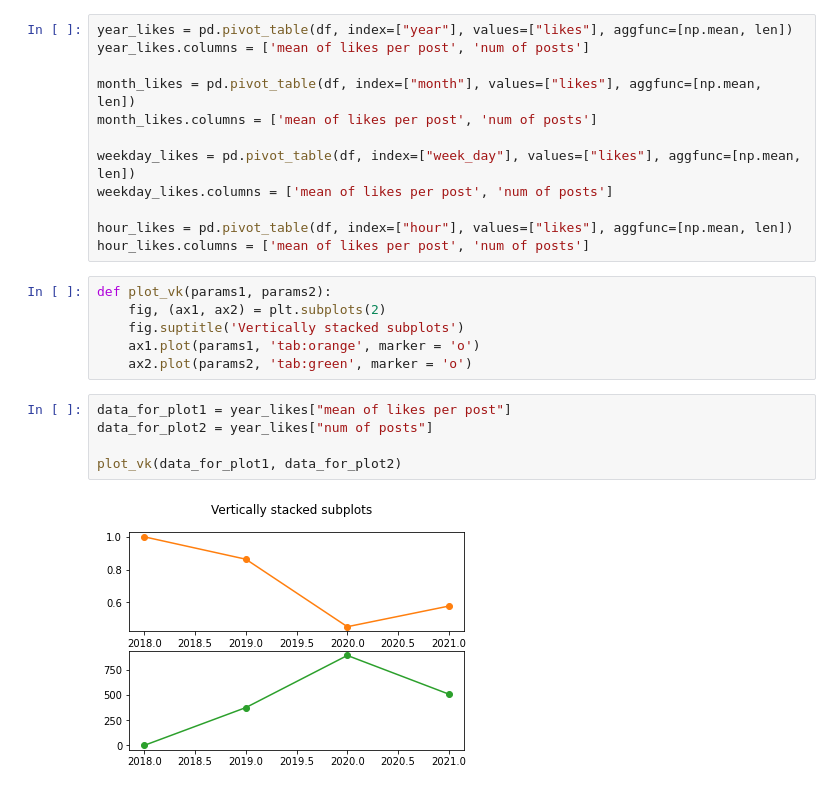
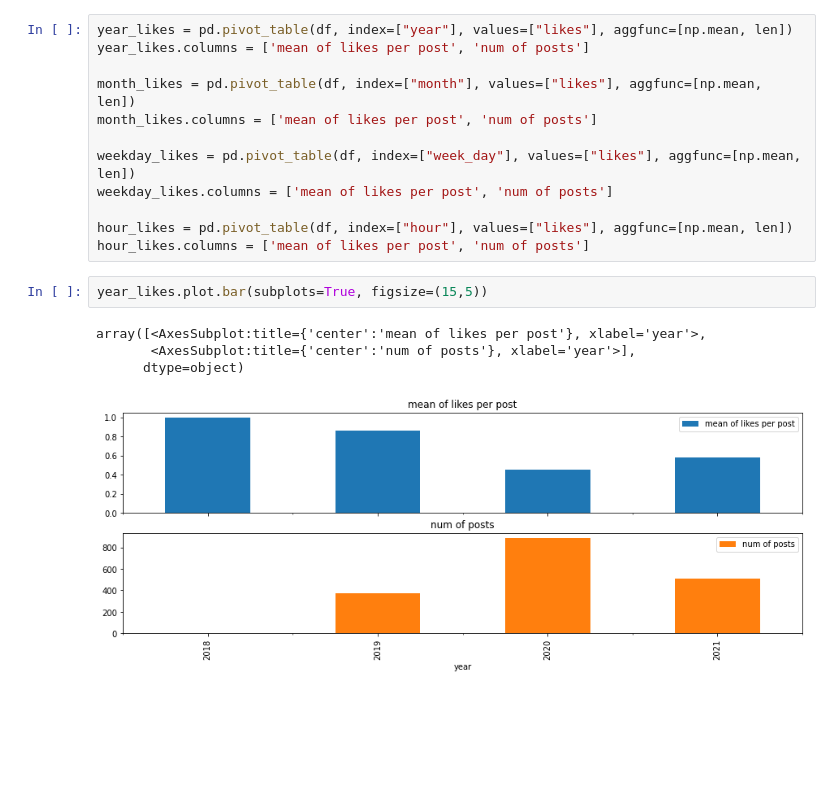
Before and after one commit to serereg/social_totalizer, a Jupyter notebook: totalizer/static/data/VK_Analysis.ipynb, the cells around one changed output. Drawn from its saved outputs; the diff is of its cells as text; blank space fills up the shorter version.

```diff
--- a/totalizer/static/data/VK_Analysis.ipynb
+++ b/totalizer/static/data/VK_Analysis.ipynb
@@ -71,17 +71,11 @@ weekday_likes.columns = ['mean of likes per post', 'num of posts']
 
 hour_likes = pd.pivot_table(df, index=["hour"], values=["likes"], aggfunc=[np.mean, len])
 hour_likes.columns = ['mean of likes per post', 'num of posts']
-# %%
-def plot_vk(params1, params2):
-    fig, (ax1, ax2) = plt.subplots(2)
-    fig.suptitle('Vertically stacked subplots')
-    ax1.plot(params1, 'tab:orange', marker = 'o')
-    ax2.plot(params2, 'tab:green', marker = 'o')
-# %%
-data_for_plot1 = year_likes["mean of likes per post"]
-data_for_plot2 = year_likes["num of posts"]
-
-plot_vk(data_for_plot1, data_for_plot2)
-# %% [output]
-[figure, removed]
+# %%
+year_likes.plot.bar(subplots=True, figsize=(15,5))
+# %% [output]
+array([<AxesSubplot:title={'center':'mean of likes per post'}, xlabel='year'>,
+       <AxesSubplot:title={'center':'num of posts'}, xlabel='year'>],
+      dtype=object)
+[figure, added]
 # %%
```
Also changed, not shown: parts of 8 cells of this notebook, 1 other file.
